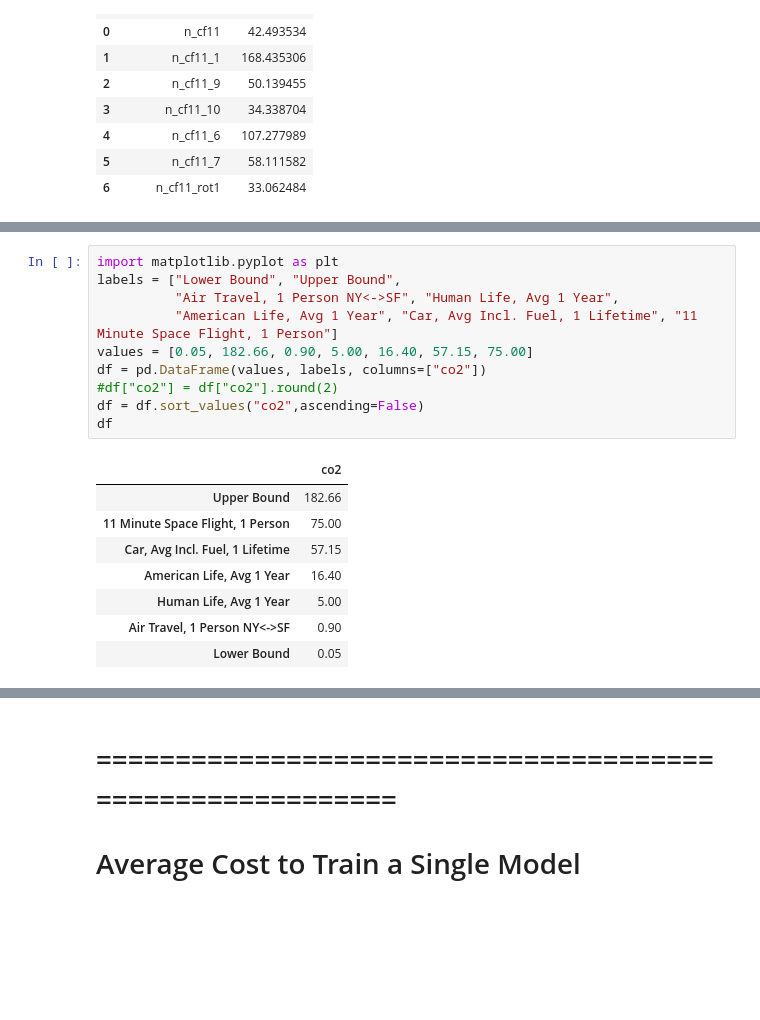
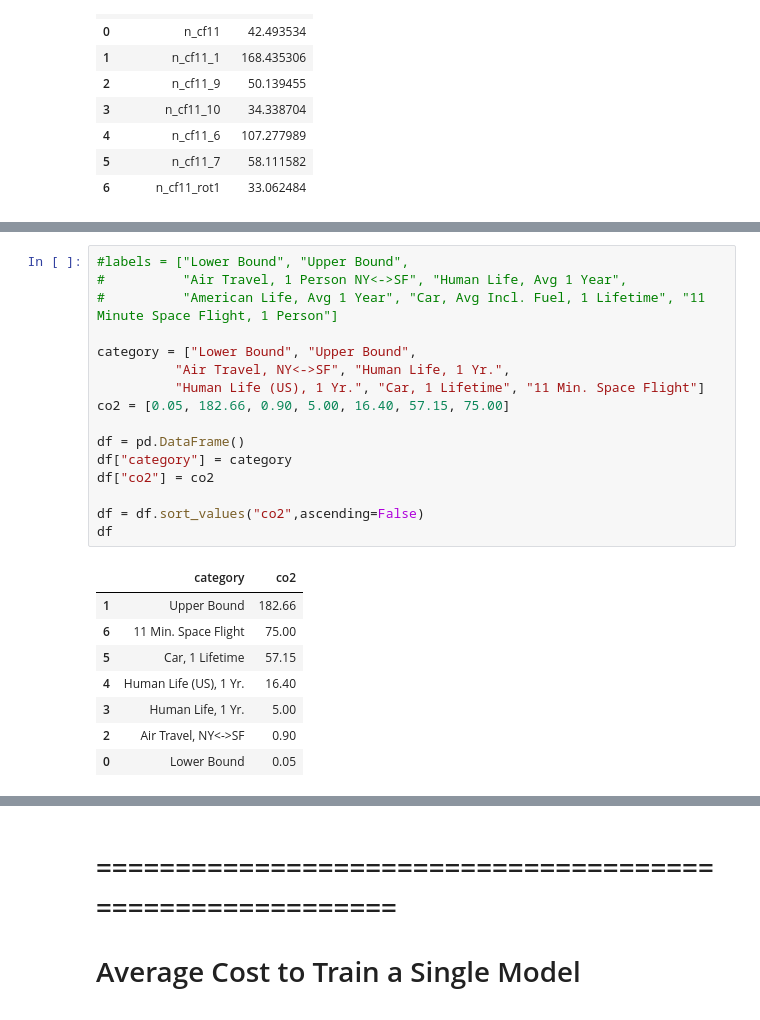
Before and after one commit to Xannadoo/carbon-cost-kaggle, a Jupyter notebook: carbonFootprintResults.ipynb, the cells around one changed output, grey strips where cells are left out. Saved outputs shown, nothing was run; the diff lists cells and outputs as text; blank space fills up the shorter version.

```diff
--- a/carbonFootprintResults.ipynb
+++ b/carbonFootprintResults.ipynb
@@ -266,19 +316,25 @@ display(pd.concat([ptrain_full, train_full])[["training_file","CO2eq(g)"]])
 # %%
-import matplotlib.pyplot as plt
-labels = ["Lower Bound", "Upper Bound",
-          "Air Travel, 1 Person NY<->SF", "Human Life, Avg 1 Year",
-          "American Life, Avg 1 Year", "Car, Avg Incl. Fuel, 1 Lifetime", "11 Minute Space Flight, 1 Person"]
-values = [0.05, 182.66, 0.90, 5.00, 16.40, 57.15, 75.00]
-df = pd.DataFrame(values, labels, columns=["co2"])
-#df["co2"] = df["co2"].round(2)
+#labels = ["Lower Bound", "Upper Bound",
+#          "Air Travel, 1 Person NY<->SF", "Human Life, Avg 1 Year",
+#          "American Life, Avg 1 Year", "Car, Avg Incl. Fuel, 1 Lifetime", "11 Minute Space Flight, 1 Person"]
+
+category = ["Lower Bound", "Upper Bound",
+          "Air Travel, NY<->SF", "Human Life, 1 Yr.",
+          "Human Life (US), 1 Yr.", "Car, 1 Lifetime", "11 Min. Space Flight"]
+co2 = [0.05, 182.66, 0.90, 5.00, 16.40, 57.15, 75.00]
+
+df = pd.DataFrame()
+df["category"] = category
+df["co2"] = co2
+
 df = df.sort_values("co2",ascending=False)
 df
 # %% [output]
-|  | co2 |
-| Upper Bound | 182.66 |
-| 11 Minute Space Flight, 1 Person | 75.00 |
-| Car, Avg Incl. Fuel, 1 Lifetime | 57.15 |
-| American Life, Avg 1 Year | 16.40 |
-| Human Life, Avg 1 Year | 5.00 |
-| Air Travel, 1 Person NY<->SF | 0.90 |
-| Lower Bound | 0.05 |
+|  | category | co2 |
+| 1 | Upper Bound | 182.66 |
+| 6 | 11 Min. Space Flight | 75.00 |
+| 5 | Car, 1 Lifetime | 57.15 |
+| 4 | Human Life (US), 1 Yr. | 16.40 |
+| 3 | Human Life, 1 Yr. | 5.00 |
+| 2 | Air Travel, NY<->SF | 0.90 |
+| 0 | Lower Bound | 0.05 |
```
Also changed, not shown: parts of 14 cells of this notebook, 2 other files.
